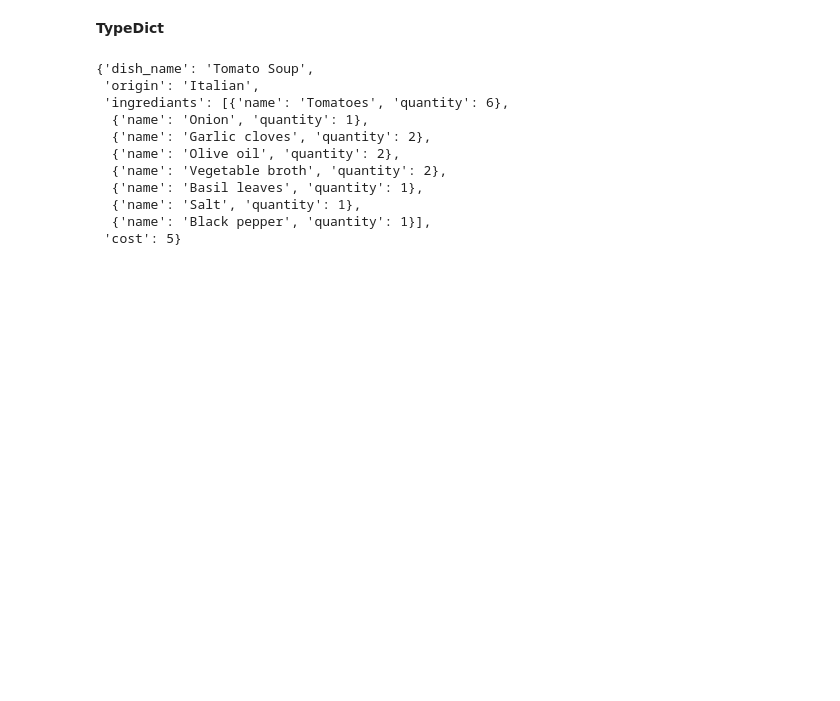
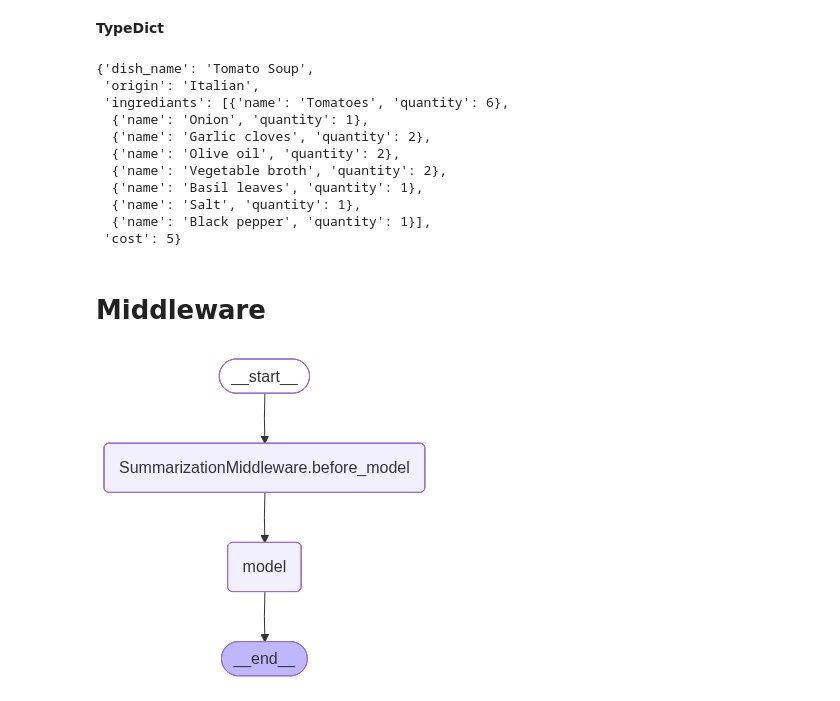
Before and after one commit to nayan1306/langchain, a Jupyter notebook: langchain_v1_0/langchain_intro.ipynb, the cells around one changed output. Saved outputs shown, nothing was run; the diff lists cells and outputs as text; code cells hidden in the pictures; blank space fills up the shorter version.

```diff
--- a/langchain_v1_0/langchain_intro.ipynb
+++ b/langchain_v1_0/langchain_intro.ipynb
@@ -154,3 +154,28 @@ response
   {'name': 'Salt', 'quantity': 1},
   {'name': 'Black pepper', 'quantity': 1}],
  'cost': 5}
+# %% [markdown]
+# Middleware
+# %%
+from langchain.agents import create_agent
+from langchain.agents.middleware import SummarizationMiddleware
+from langgraph.checkpoint.memory import InMemorySaver
+from langchain_core.messages import SystemMessage, HumanMessage
+
+#  Message based summarization
+
+agent = create_agent(
+    model='gpt-4o-mini',
+    checkpointer=InMemorySaver(),
+    middleware=[
+        SummarizationMiddleware(
+            model='gpt-4o-mini',
+            trigger=('messages',5),
+            keep=('messages',2),
+        )
+    ]
+)
+
+agent
+# %% [output]
+[figure, added]
```
Also changed, not shown: parts of 8 cells of this notebook.
